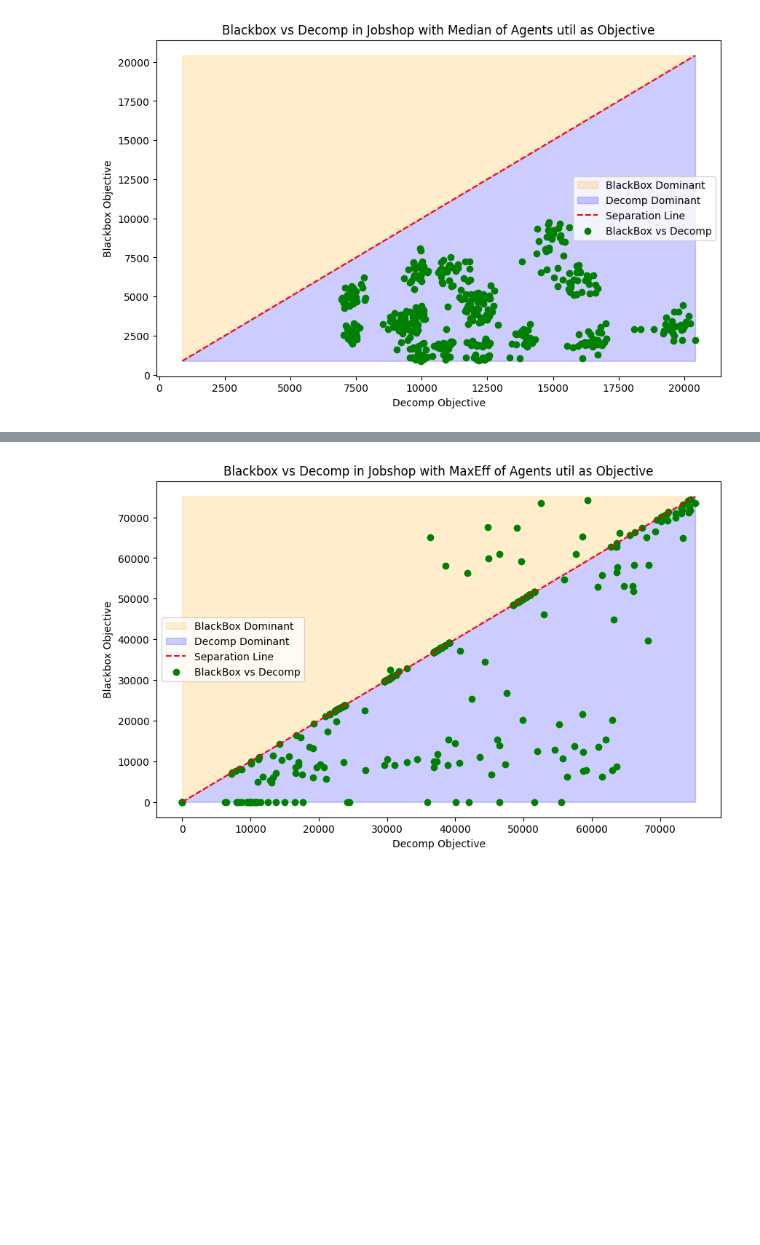
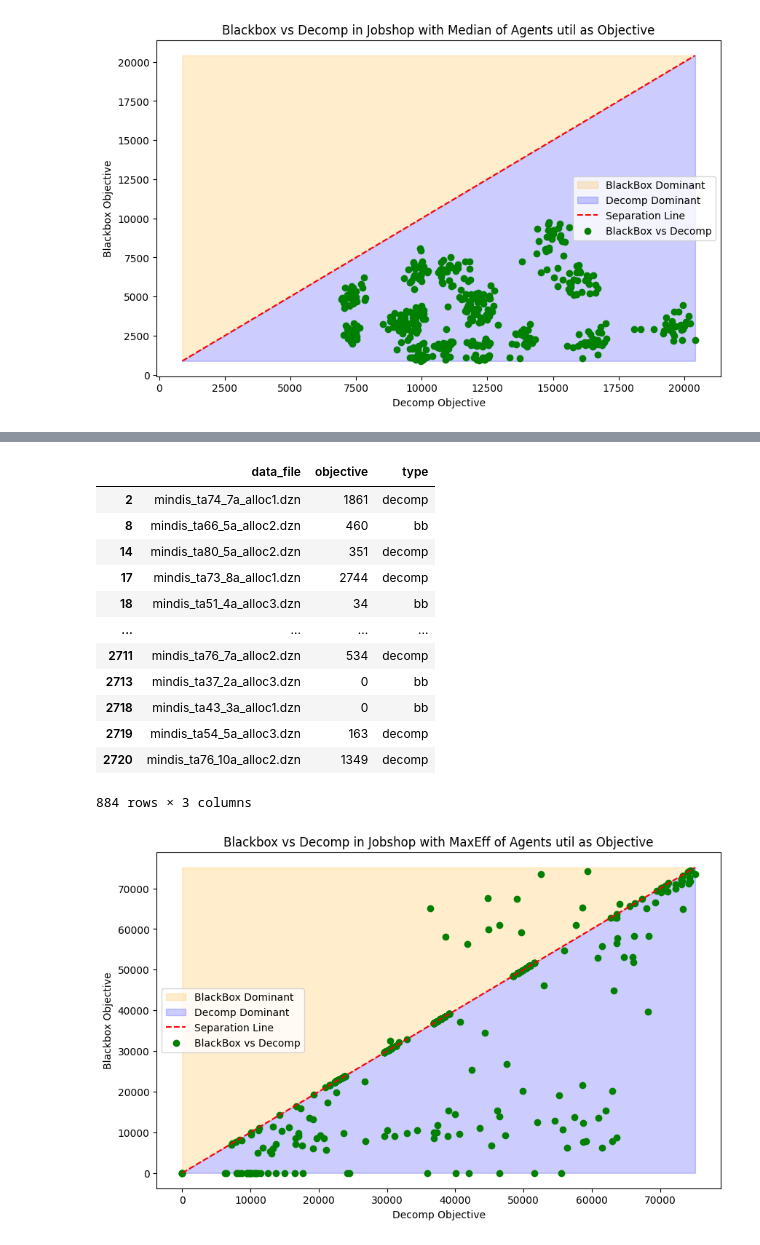
Before and after one commit to kieronqtran/minizinc_blackbox_examples, a Jupyter notebook: gini/analysising_results.ipynb, the cells around one changed output, grey strips where cells are left out. Cells and saved outputs as stored; diff of their text form; code cells hidden in the pictures; blank space fills up the shorter version.

```diff
--- a/gini/analysising_results.ipynb
+++ b/gini/analysising_results.ipynb
@@ -95,3 +86,19 @@ plot_blackbox_vs_decomp_scatter(mindis['objective_bb'], mindis['objective_decomp
+# %%
+r
+# %% [output]
+|  | data_file | objective | type |
+| 2 | mindis_ta74_7a_alloc1.dzn | 1861 | decomp |
+| 8 | mindis_ta66_5a_alloc2.dzn | 460 | bb |
+| 14 | mindis_ta80_5a_alloc2.dzn | 351 | decomp |
+| 17 | mindis_ta73_8a_alloc1.dzn | 2744 | decomp |
+| 18 | mindis_ta51_4a_alloc3.dzn | 34 | bb |
+| ... | ... | ... | ... |
+| 2711 | mindis_ta76_7a_alloc2.dzn | 534 | decomp |
+| 2713 | mindis_ta37_2a_alloc3.dzn | 0 | bb |
+| 2718 | mindis_ta43_3a_alloc1.dzn | 0 | bb |
+| 2719 | mindis_ta54_5a_alloc3.dzn | 163 | decomp |
+| 2720 | mindis_ta76_10a_alloc2.dzn | 1349 | decomp |
+884 rows × 3 columns
 # %%
 r = statistics[is_maxeff][['data_file', 'objective', 'type']].copy()
 r['objective'] = -r['objective'].fillna(value=1).astype(int)
```
Also changed, not shown: parts of 5 cells of this notebook.
